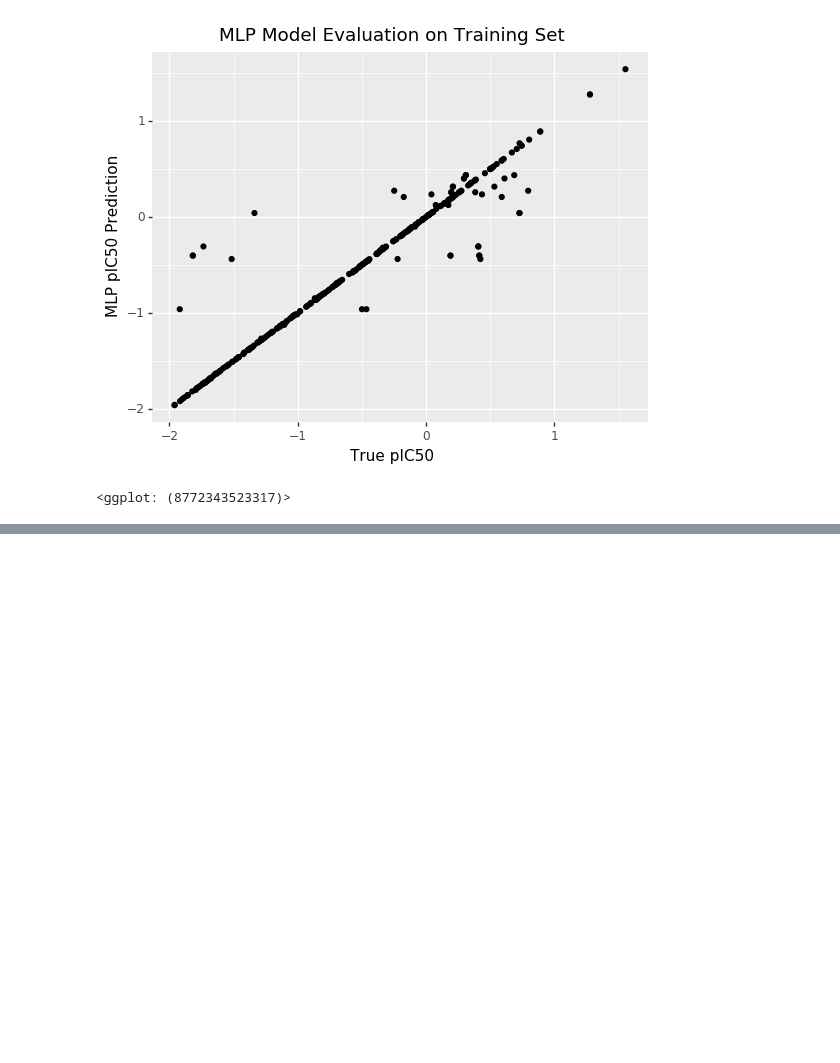
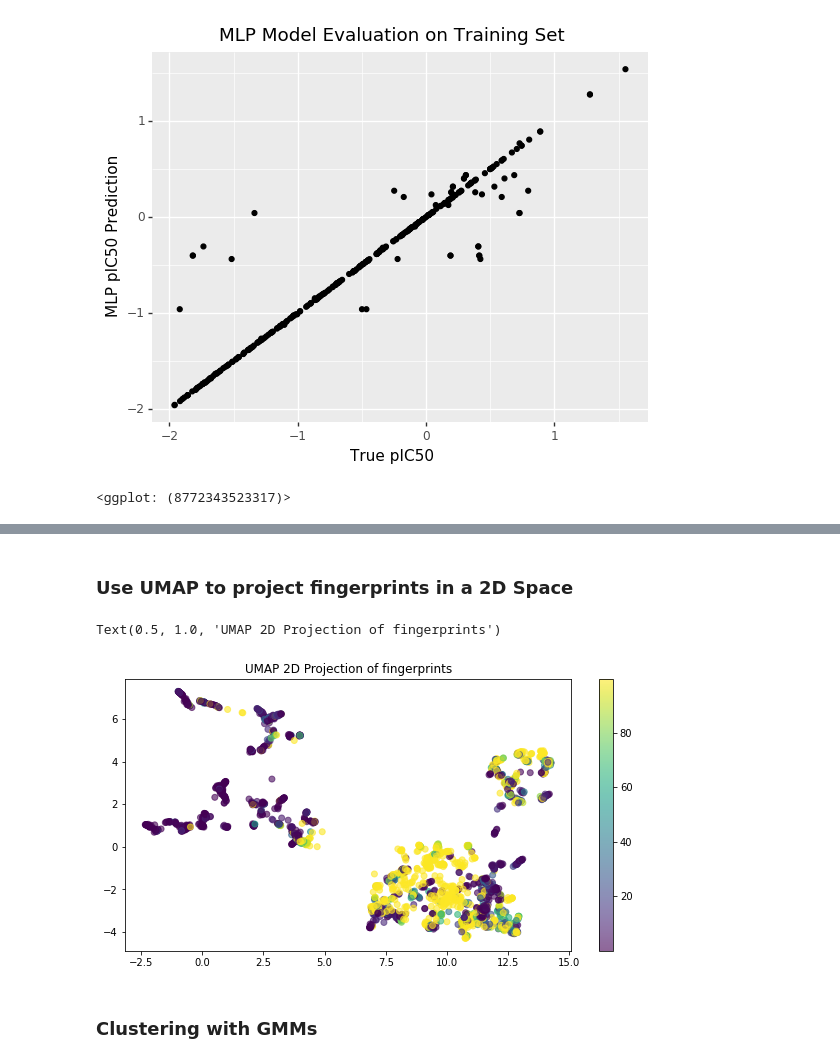
Before and after one commit to SABS-DataScienceForDrugDiscovery-9/COVID_moonshot_analysis, a Jupyter notebook: workflow_presentation.ipynb, the cells around one changed output, grey strips where cells are left out. Saved outputs shown, nothing was run; the diff lists cells and outputs as text; code cells hidden in the pictures; blank space fills up the shorter version.

Commit message:
added clustering part

```diff
--- a/workflow_presentation.ipynb
+++ b/workflow_presentation.ipynb
@@ -340,0 +380,14 @@ Test data RMS Error: 0.559
+# %%
+#Construct a binary fingerprint for each compound in the database
+db=data
+N=len(db)
+fps=[]
+db['fingerprint']=np.nan
+for i in range(N):
+    cur_smiles=db['smiles'].iloc[i]
+    cur_molecule=Chem.MolFromSmiles(cur_smiles)
+    cur_fps=AllChem.GetMorganFingerprintAsBitVect(cur_molecule,2,nBits=2048,useFeatures=False,useChirality=False)
+    fps.append(cur_fps)
+    new_str=''
+    db['fingerprint'].iloc[i]=''.join([str(i) for i in np.array(cur_fps)])
+db
@@ -340,0 +412,22 @@ Test data RMS Error: 0.559
+# %% [markdown]
+### Use UMAP to project fingerprints in a 2D Space
+# %%
+from umap import UMAP
+#Store fingerprints for each components in a matrix
+FPS=np.zeros((N,2048))
+for i in range(len(db)):
+    FPS[i,:]=np.array(fps[i])
+reducer=UMAP(n_neighbors=80,n_components=2,metric='jaccard')
+FPS_trans=reducer.fit_transform(FPS)
+# %%
+#Plot and overlay Avg IC50 data
+avg_ic50=db['avg_IC50'].to_numpy()
+fig,ax=plt.subplots(figsize=(10,5))
+plt.scatter(FPS_trans[:,0],FPS_trans[:,1],c=avg_ic50,alpha=0.6)
+plt.colorbar()
+plt.title('UMAP 2D Projection of fingerprints')
+# %% [output]
+Text(0.5, 1.0, 'UMAP 2D Projection of fingerprints')
+[figure, added]
+# %% [markdown]
+### Clustering with GMMs
```
Also changed, not shown: parts of 9 cells of this notebook.
